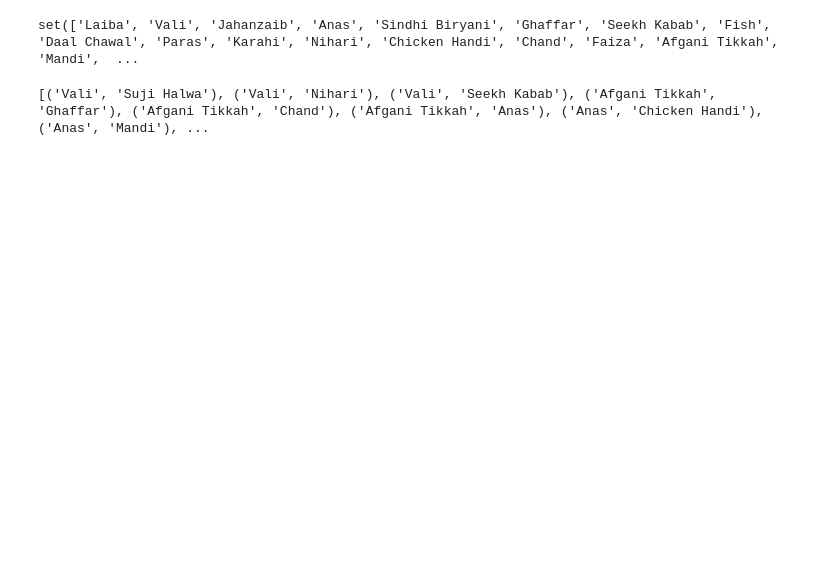
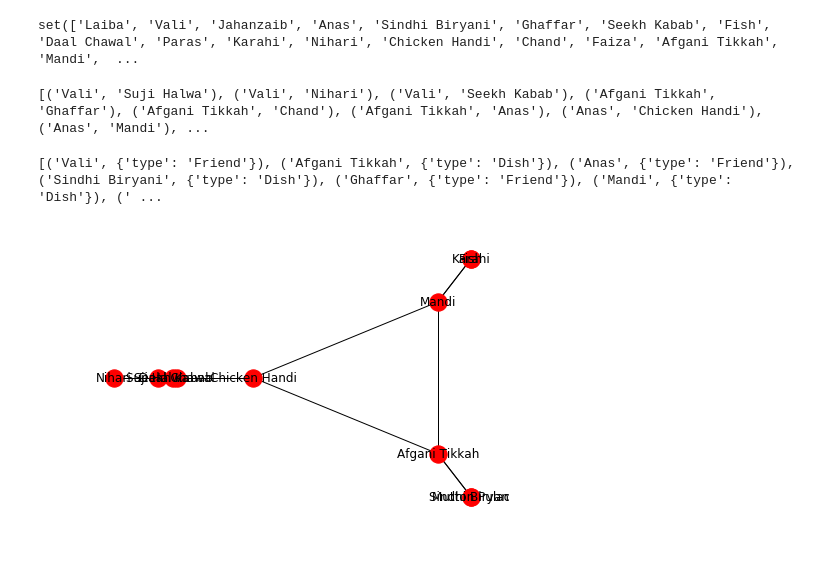
Before and after one commit to MohammedSiddiqui/social_network_analysis, a Jupyter notebook: hw_1/assignment_1.ipynb, the cells around one changed output. Cells and saved outputs as stored; diff of their text form; code cells hidden in the pictures; blank space fills up the shorter version.

```diff
--- a/hw_1/assignment_1.ipynb
+++ b/hw_1/assignment_1.ipynb
@@ -23,6 +27,8 @@ fr_dish_choice_file_content = [x.strip('\n').strip('\r').split('\t')[1:] for x i
 
 fr_dish_choice_file_content.pop(0)
 
+list_of_friends = set([item[0] for item in fr_dish_choice_file_content])
+
 fr_dish_choice_file_content_nodes = set([item for sublist in fr_dish_choice_file_content for item in sublist])
 
 print fr_dish_choice_file_content_nodes
@@ -39,3 +45,26 @@ for relationship in fr_dish_choice_file_content:
 print G_fr_dish_choice.edges()
 # %% [output]
 [('Vali', 'Suji Halwa'), ('Vali', 'Nihari'), ('Vali', 'Seekh Kabab'), ('Afgani Tikkah', 'Ghaffar'), ('Afgani Tikkah', 'Chand'), ('Afgani Tikkah', 'Anas'), ('Anas', 'Chicken Handi'), ('Anas', 'Mandi'), ...
+# %%
+def getNodeType(node):
+    if node in list_of_friends:
+        return 'Friend'
+    else:
+        return 'Dish'
+# %%
+for node in G_fr_dish_choice.nodes():
+    G_fr_dish_choice.node[node]['type'] = getNodeType(node)
+
+print G_fr_dish_choice.nodes(data=True)
+# %% [output]
+[('Vali', {'type': 'Friend'}), ('Afgani Tikkah', {'type': 'Dish'}), ('Anas', {'type': 'Friend'}), ('Sindhi Biryani', {'type': 'Dish'}), ('Ghaffar', {'type': 'Friend'}), ('Mandi', {'type': 'Dish'}), (' ...
+# %%
+friends, dishes = nx.bipartite.sets(G_fr_dish_choice)
+
+G_bipartite_dishes = nx.bipartite.weighted_projected_graph(G_fr_dish_choice, dishes)
+
+G_bipartite_friends = nx.bipartite.weighted_projected_graph(G_fr_dish_choice, friends)
+# %%
+nx.draw_spectral(G_bipartite_dishes, with_labels=True)
+# %% [output]
+[figure, added]
```
Also changed, not shown: parts of 3 cells of this notebook.
